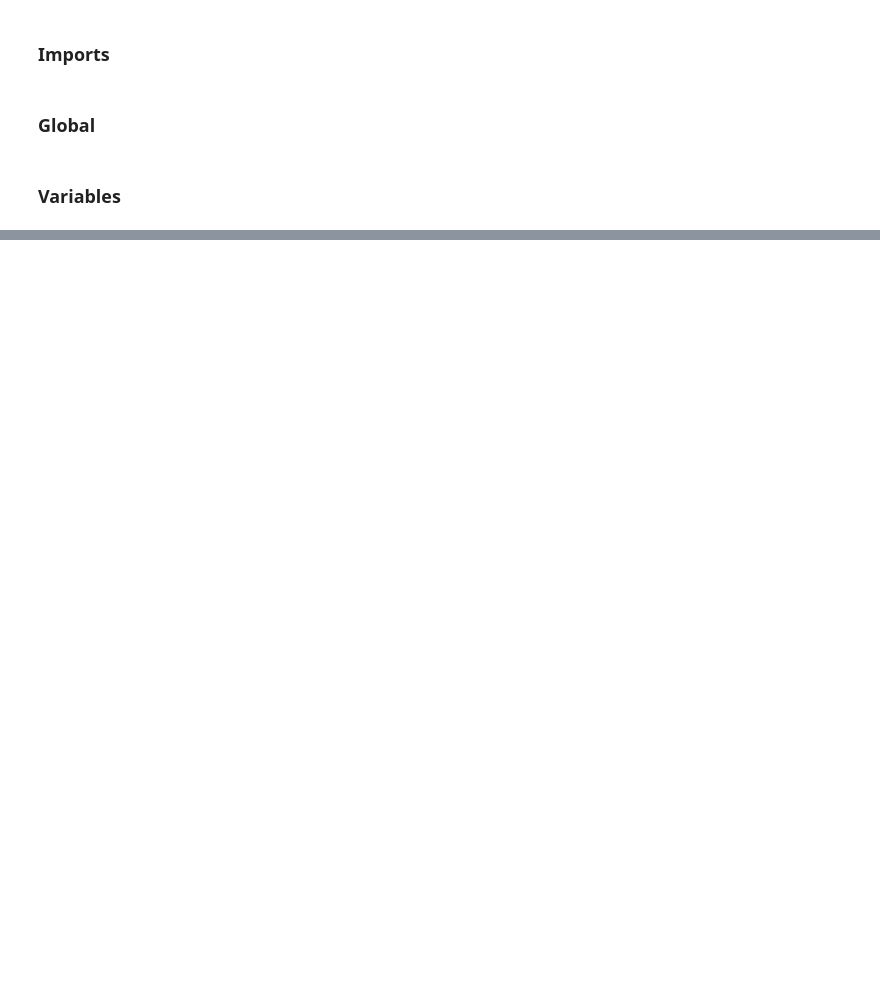
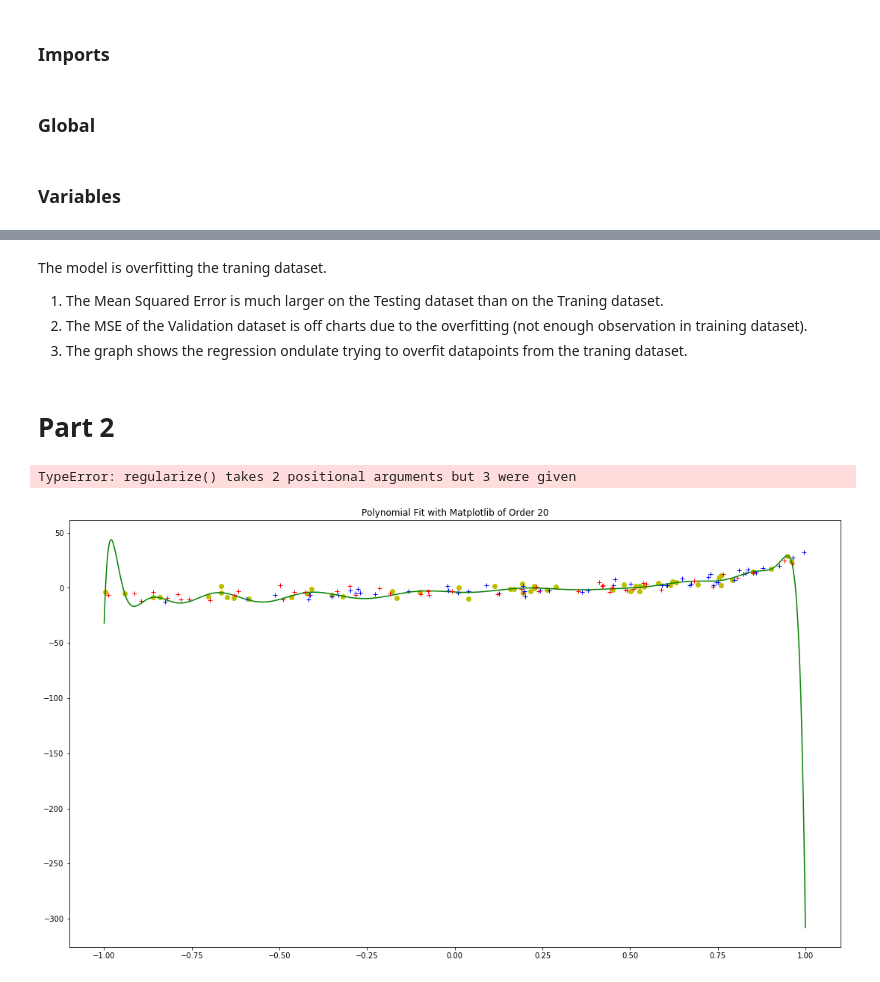
Before and after one commit to tristantoupin/COMP551-AppliedMachineLearning, a Jupyter notebook: 1_assignment/Questions/Q.2.ipynb, the cells around one changed output, grey strips where cells are left out. Drawn from its saved outputs; the diff is of its cells as text; code cells hidden in the pictures; blank space fills up the shorter version.

```diff
--- a/1_assignment/Questions/Q.2.ipynb
+++ b/1_assignment/Questions/Q.2.ipynb
@@ -48,0 +78,28 @@ Mean Squared Error on the Traning dataset is  1418.51
+# %% [markdown]
+The model is overfitting the traning dataset.
+1. The Mean Squared Error is much larger on the Testing dataset than on the Traning dataset.
+2. The MSE of the Validation dataset is off charts due to the overfitting (not enough observation in training dataset).
+3. The graph shows the regression ondulate trying to overfit datapoints from the traning dataset.
+# %% [markdown]
+# Part 2
+# %%
+def regularize(x, y, lbd):
+    x_t = np.transpose(x)
+    lbd_I = np.diag(np.full(len(x), lbd))
+    inv = np.linalg.inv(x_t * x + lbd_I)
+    return inv*x_t*y
+# %%
+w = regularize(df_train.x.values, df_train.y.values, 0.05)
+# %% [output]
+TypeError: regularize() takes 2 positional arguments but 3 were given
+# %%
+def regularize(w, lbd):
+    w_ = np.sum(np.transpose(w)*w)
+    e = lbd*w
+    return e
+# %%
+w = regularize(poly_coefficients, 0.001)
+poly_fn_1 = np.poly1d(poly_coefficients)
+plot_fit(poly_fn_1)
+# %% [output]
+[figure, added]
```
Also changed, not shown: parts of 15 cells of this notebook, 2 other files.
